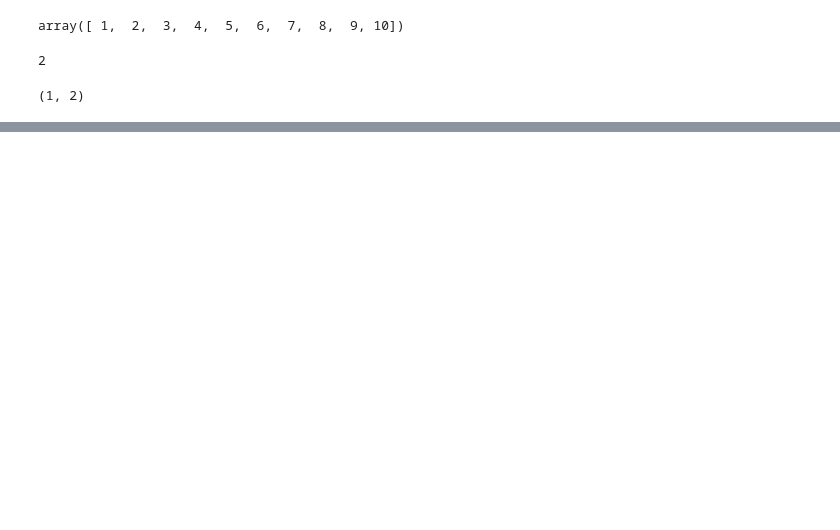
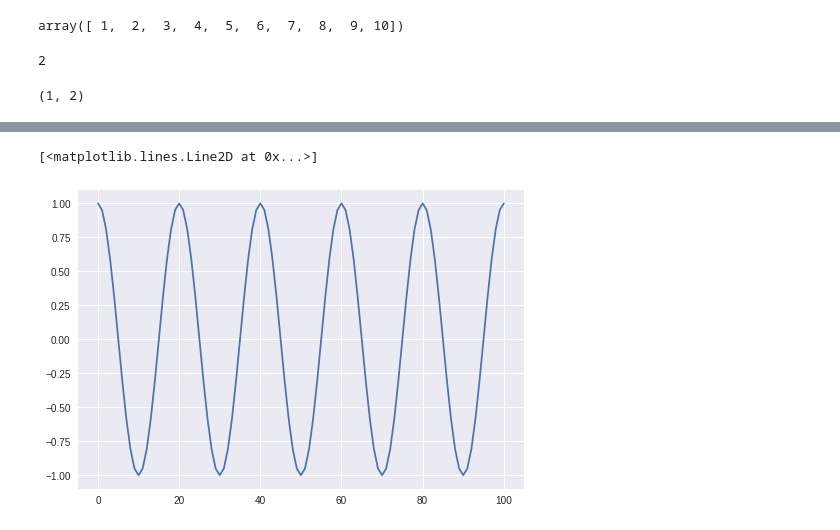
Before and after one commit to Redwoods/Lec, a Jupyter notebook: wk01_hello.ipynb, the cells around one changed output, grey strips where cells are left out. Cells and saved outputs as stored; diff of their text form; code cells hidden in the pictures; blank space fills up the shorter version.

```diff
--- a/wk01_hello.ipynb
+++ b/wk01_hello.ipynb
@@ -90,0 +107,5 @@ np.arange(1,11)[0],np.arange(1,11)[1]
+# %%
+plt.plot(np.cos(2*np.pi*np.arange(0,101)/20))
+# %% [output]
+[<matplotlib.lines.Line2D at 0x...>]
+[figure, added]
```
Also changed, not shown: parts of 6 cells of this notebook.
